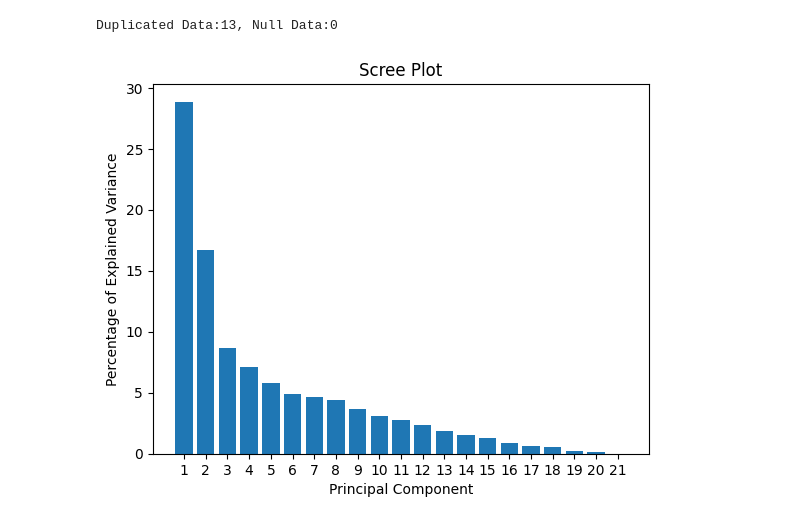
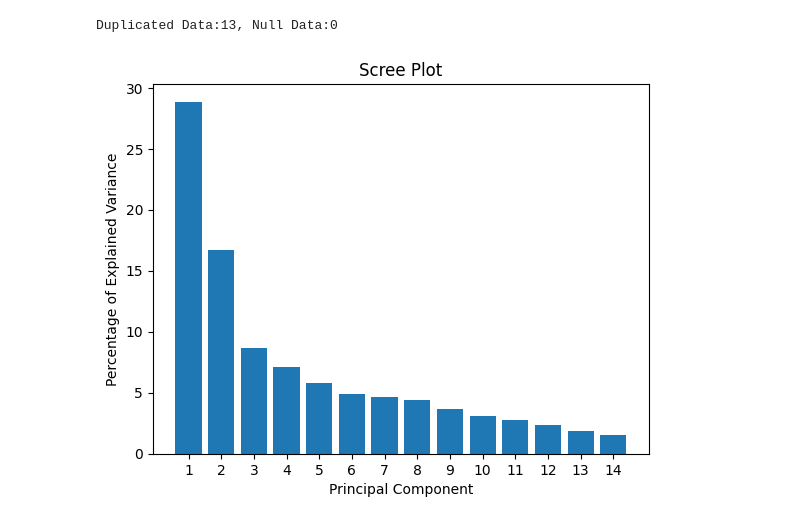
Before and after one commit to JinchenG000/ece9039, a Jupyter notebook: Fetal-Health-Classification.ipynb, the cells around one changed output. Cells and saved outputs as stored; diff of their text form; code cells hidden in the pictures.

```diff
--- a/Fetal-Health-Classification.ipynb
+++ b/Fetal-Health-Classification.ipynb
@@ -77,18 +79,18 @@ Duplicated Data:13, Null Data:0
 # %%
 # Using PCA to reduce the dimensionality of the dataset
 from sklearn.decomposition import PCA
 from sklearn.discriminant_analysis import StandardScaler
 scaler = StandardScaler()
 data_scaled = scaler.fit_transform(data.drop(columns='fetal_health'))
-pca=PCA()
+pca=PCA(n_components=0.95)
 pca.fit(data_scaled)
 pca_data = pca.transform(data_scaled)
 per_var = np.round(pca.explained_variance_ratio_* 100, decimals=100)
 labels = [str(x) for x in range(1, len(per_var)+1)]
 plt.bar(x=range(1,len(per_var)+1), height=per_var, tick_label=labels)
 plt.ylabel('Percentage of Explained Variance')
 plt.xlabel('Principal Component')
 plt.title('Scree Plot')
 plt.show()
 # %% [output]
-[figure, old version]
+[figure, new version]
```
Also changed, not shown: parts of 18 cells of this notebook.
